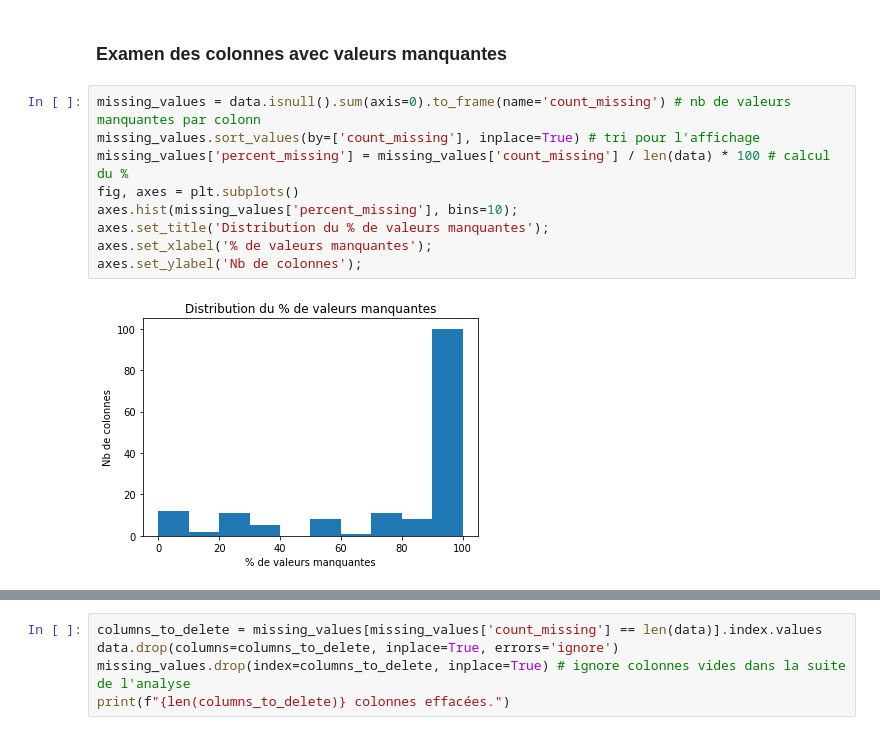
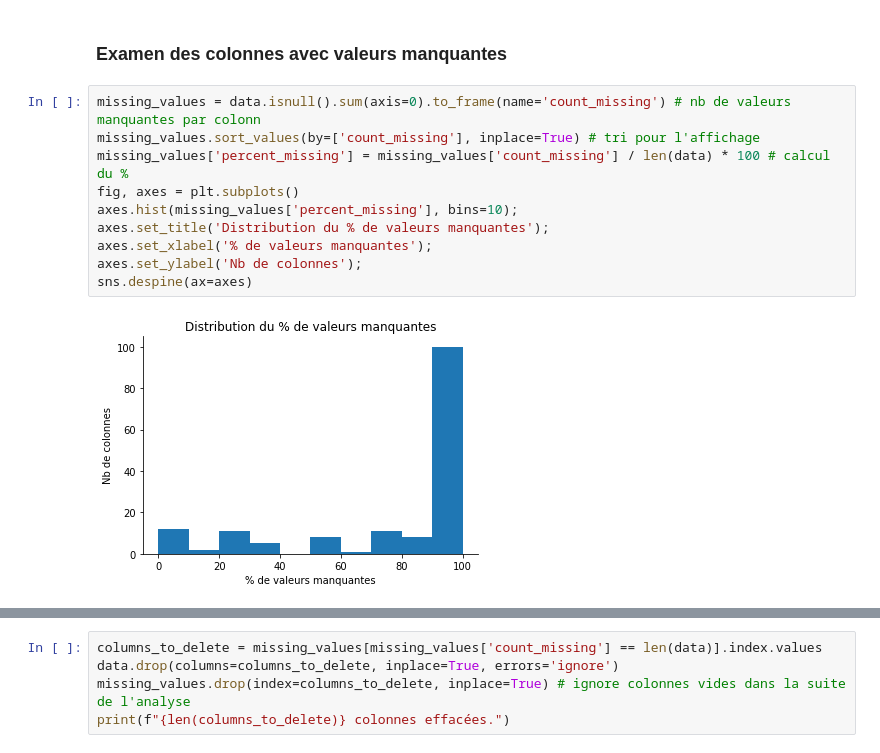
Before and after one commit to RegisC/JupyterNotebooks, a Jupyter notebook: Parcours Data Scientist/Projet2-Nettoyage.ipynb, the cells around one changed output, grey strips where cells are left out. Saved outputs shown, nothing was run; the diff lists cells and outputs as text.

```diff
--- a/Parcours Data Scientist/Projet2-Nettoyage.ipynb
+++ b/Parcours Data Scientist/Projet2-Nettoyage.ipynb
@@ -47,14 +48,15 @@ print(f"{len(columns_to_delete)} colonnes effacées.")
 # %%
 missing_values = data.isnull().sum(axis=0).to_frame(name='count_missing') # nb de valeurs manquantes par colonn
 missing_values.sort_values(by=['count_missing'], inplace=True) # tri pour l'affichage
 missing_values['percent_missing'] = missing_values['count_missing'] / len(data) * 100 # calcul du %
 fig, axes = plt.subplots()
 axes.hist(missing_values['percent_missing'], bins=10);
 axes.set_title('Distribution du % de valeurs manquantes');
 axes.set_xlabel('% de valeurs manquantes');
 axes.set_ylabel('Nb de colonnes');
+sns.despine(ax=axes)
 # %% [output]
-[figure, old version]
+[figure, new version]
 # %%
 print(f"Colonnes ne contenant aucune valeur :")
 display(missing_values[missing_values['count_missing'] == len(data)])
```
Also changed, not shown: parts of 24 cells of this notebook.
